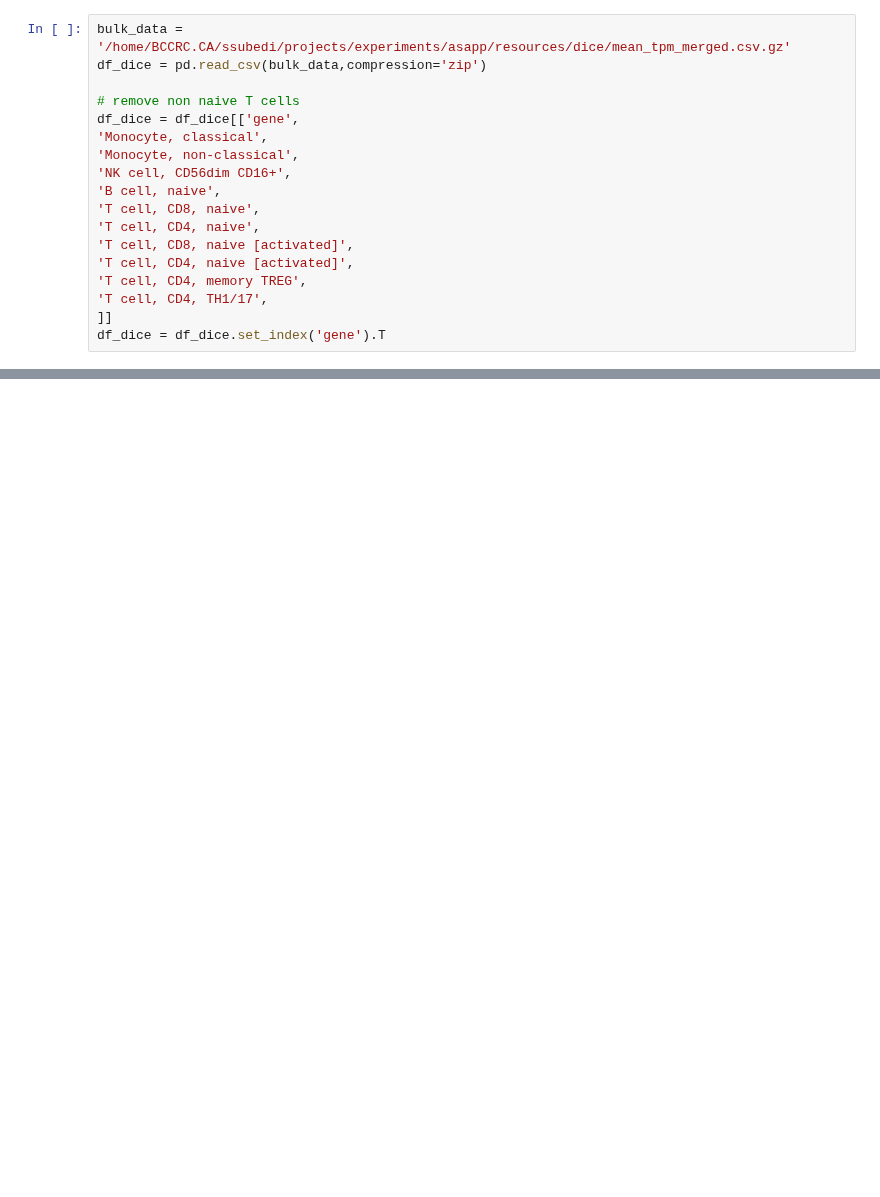
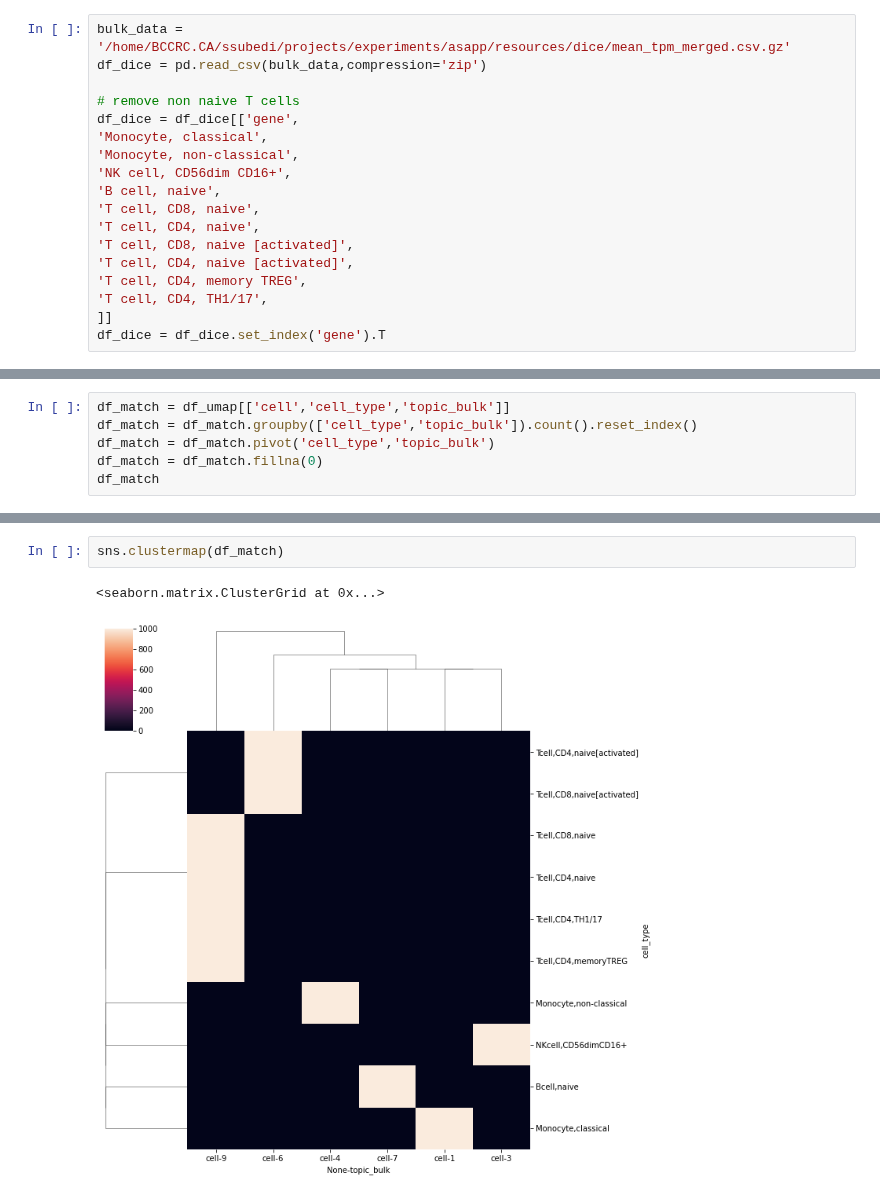
Before and after one commit to causalpathlab/asapp, a Jupyter notebook: examples/1_sc_sim_data_dc.ipynb, the cells around one changed output, grey strips where cells are left out. Saved outputs shown, nothing was run; the diff lists cells and outputs as text; blank space fills up the shorter version.

```diff
--- a/examples/1_sc_sim_data_dc.ipynb
+++ b/examples/1_sc_sim_data_dc.ipynb
@@ -154,0 +146,6 @@ Text(218.45454545454544, 0.5, 'bulk')
+# %%
+df_match = df_umap[['cell','cell_type','topic_bulk']]
+df_match = df_match.groupby(['cell_type','topic_bulk']).count().reset_index()
+df_match = df_match.pivot('cell_type','topic_bulk')
+df_match = df_match.fillna(0)
+df_match
@@ -154,0 +166,5 @@ Text(218.45454545454544, 0.5, 'bulk')
+# %%
+sns.clustermap(df_match)
+# %% [output]
+<seaborn.matrix.ClusterGrid at 0x...>
+[figure, added]
```
Also changed, not shown: parts of 11 cells of this notebook, 7 other files.
